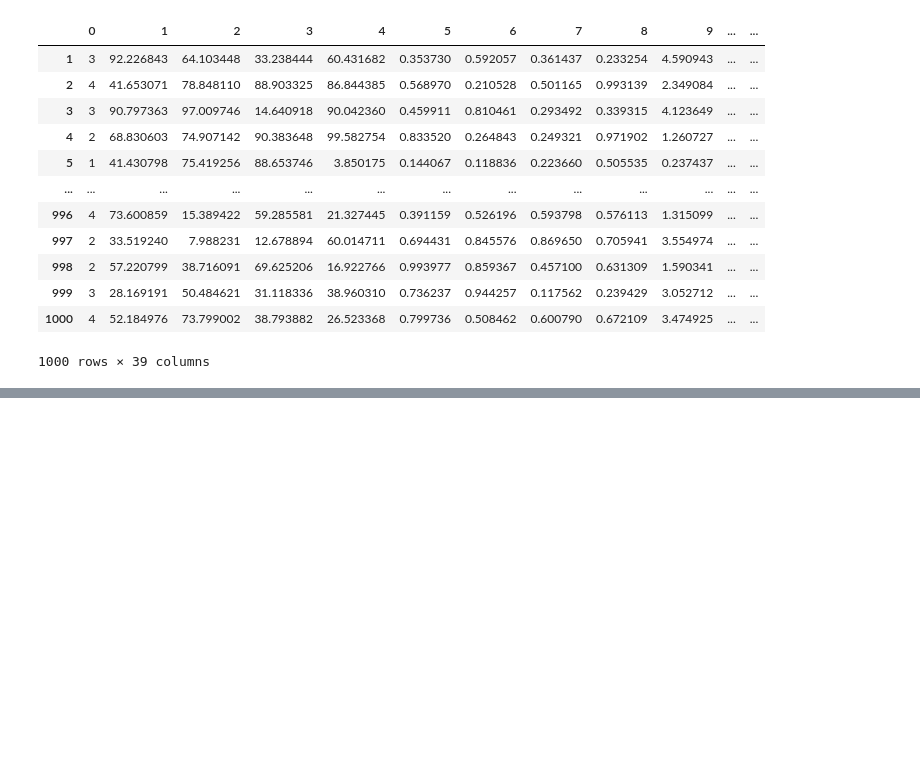
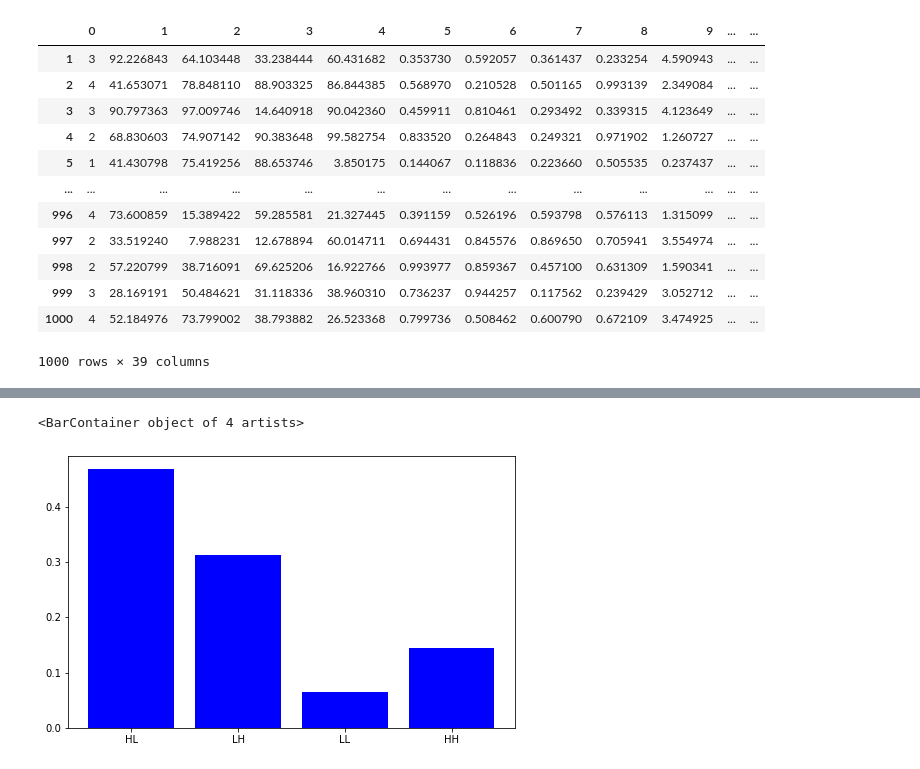
Before and after one commit to parthagrawal02/nafld-results, a Jupyter notebook: Figure3-Results.ipynb, the cells around one changed output, grey strips where cells are left out. Saved outputs shown, nothing was run; the diff lists cells and outputs as text; code cells hidden in the pictures; blank space fills up the shorter version.

```diff
--- a/Figure3-Results.ipynb
+++ b/Figure3-Results.ipynb
@@ -154,0 +203,32 @@ No. of Stable States = 4.0
+# %%
+# For Monostable Parameters
+
+th = [0.329,0.548,0.309,0.558]
+t = np.linspace(0,150)
+count = 0
+states = []
+state_count = [0,0,0,0]
+for i in range(0,1000):
+    parm = par(i)
+    if(parm[0]==1):
+        states.append([0,0,0,0])
+        print(count)
+        for j in range(1,100):
+            s0 = [2**(20*random.uniform(0,1)),2**(20*random.uniform(0,1)),2**(20*random.uniform(0,1)),2**(20*random.uniform(0,1))]
+            s = odeint(f,s0,t)
+            if (s[-1,0]> th[0]) and (s[-1,2]>th[2]):
+                ind = 0
+            elif (s[-1,0]> th[0]) and (s[-1,2]<th[2]):
+                ind = 1
+
+            elif (s[-1,0]< th[0]) and (s[-1,2]>th[2]):
+                ind = 2
+
+            elif (s[-1,0]< th[0]) and (s[-1,2]<th[2]):
+                ind = 3
+
+            states[count][ind] = 1
+            state_count[ind] += 1/10900
+        count = count + 1
+
+states
@@ -154,0 +270,16 @@ No. of Stable States = 4.0
+# %%
+state_count = state_count
+
+datas = {'HL':state_count[1], 'LH':state_count[2],
+        'LL':state_count[3],'HH':state_count[0]}
+States = list(datas.keys())
+values = list(datas.values())
+
+fig = plt.figure(figsize = (8, 5))
+
+# creating the bar plot
+plt.bar(States, values, color ='b',
+        width = 0.8)
+# %% [output]
+<BarContainer object of 4 artists>
+[figure, added]
```
Also changed, not shown: parts of 15 cells of this notebook.
